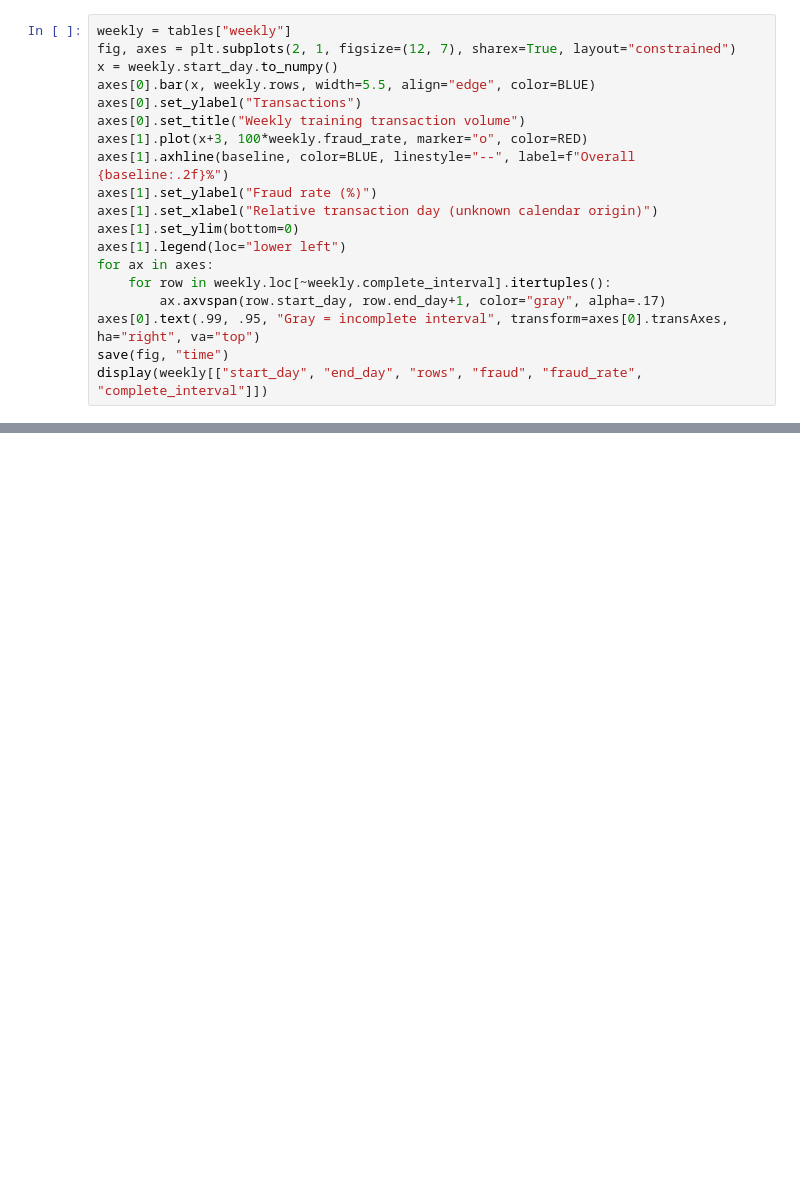
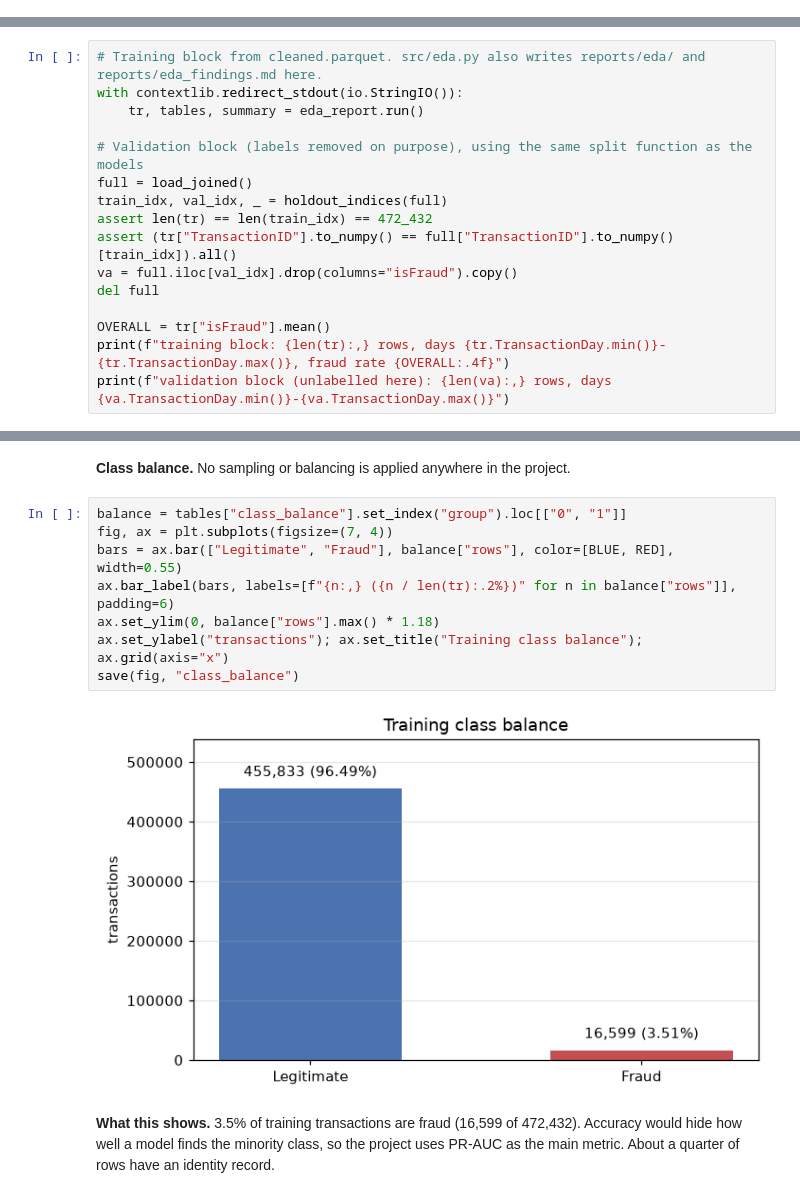
Before and after one commit to domi-bryan/bt4012, a Jupyter notebook: notebooks/01_eda.ipynb, the cells around one changed output, grey strips where cells are left out. Drawn from its saved outputs; the diff is of its cells as text; blank space fills up the shorter version.

```diff
--- a/notebooks/01_eda.ipynb
+++ b/notebooks/01_eda.ipynb
@@ -161,19 +0,0 @@ Intervals are seven days long, starting at the first training day. Gray shading
-# %%
-weekly = tables["weekly"]
-fig, axes = plt.subplots(2, 1, figsize=(12, 7), sharex=True, layout="constrained")
-x = weekly.start_day.to_numpy()
-axes[0].bar(x, weekly.rows, width=5.5, align="edge", color=BLUE)
-axes[0].set_ylabel("Transactions")
-axes[0].set_title("Weekly training transaction volume")
-axes[1].plot(x+3, 100*weekly.fraud_rate, marker="o", color=RED)
-axes[1].axhline(baseline, color=BLUE, linestyle="--", label=f"Overall {baseline:.2f}%")
-axes[1].set_ylabel("Fraud rate (%)")
-axes[1].set_xlabel("Relative transaction day (unknown calendar origin)")
-axes[1].set_ylim(bottom=0)
-axes[1].legend(loc="lower left")
-for ax in axes:
-    for row in weekly.loc[~weekly.complete_interval].itertuples():
-        ax.axvspan(row.start_day, row.end_day+1, color="gray", alpha=.17)
-axes[0].text(.99, .95, "Gray = incomplete interval", transform=axes[0].transAxes, ha="right", va="top")
-save(fig, "time")
-display(weekly[["start_day", "end_day", "rows", "fraud", "fraud_rate", "complete_interval"]])
@@ -183,0 +69,16 @@ Read `reports/eda_findings.md` for the generated findings with source tables. Al
+# %%
+# Training block from cleaned.parquet. src/eda.py also writes reports/eda/ and reports/eda_findings.md here.
+with contextlib.redirect_stdout(io.StringIO()):
+    tr, tables, summary = eda_report.run()
+
+# Validation block (labels removed on purpose), using the same split function as the models
+full = load_joined()
+train_idx, val_idx, _ = holdout_indices(full)
+assert len(tr) == len(train_idx) == 472_432
+assert (tr["TransactionID"].to_numpy() == full["TransactionID"].to_numpy()[train_idx]).all()
+va = full.iloc[val_idx].drop(columns="isFraud").copy()
+del full
+
+OVERALL = tr["isFraud"].mean()
+print(f"training block: {len(tr):,} rows, days {tr.TransactionDay.min()}-{tr.TransactionDay.max()}, fraud rate {OVERALL:.4f}")
+print(f"validation block (unlabelled here): {len(va):,} rows, days {va.TransactionDay.min()}-{va.TransactionDay.max()}")
@@ -183,0 +159,16 @@ Read `reports/eda_findings.md` for the generated findings with source tables. Al
+# %% [markdown]
+**Class balance.** No sampling or balancing is applied anywhere in the project.
+# %%
+balance = tables["class_balance"].set_index("group").loc[["0", "1"]]
+fig, ax = plt.subplots(figsize=(7, 4))
+bars = ax.bar(["Legitimate", "Fraud"], balance["rows"], color=[BLUE, RED], width=0.55)
+ax.bar_label(bars, labels=[f"{n:,} ({n / len(tr):.2%})" for n in balance["rows"]], padding=6)
+ax.set_ylim(0, balance["rows"].max() * 1.18)
+ax.set_ylabel("transactions"); ax.set_title("Training class balance"); ax.grid(axis="x")
+save(fig, "class_balance")
+# %% [output]
+[figure, added]
+# %% [markdown]
+**What this shows.** 3.5% of training transactions are fraud (16,599 of 472,432). Accuracy would hide how well a
+model finds the minority class, so the project uses PR-AUC as the main metric. About a quarter of rows have an
+identity record.
```
Also changed, not shown: parts of 197 cells of this notebook, 11 other files.
